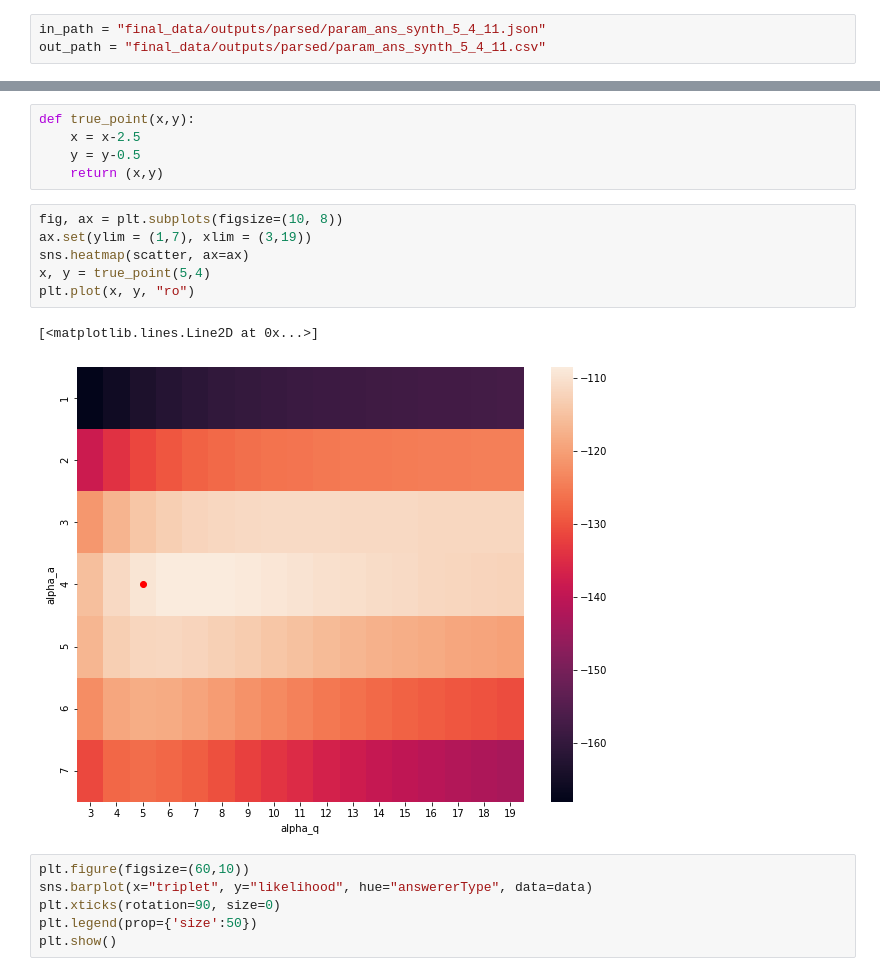
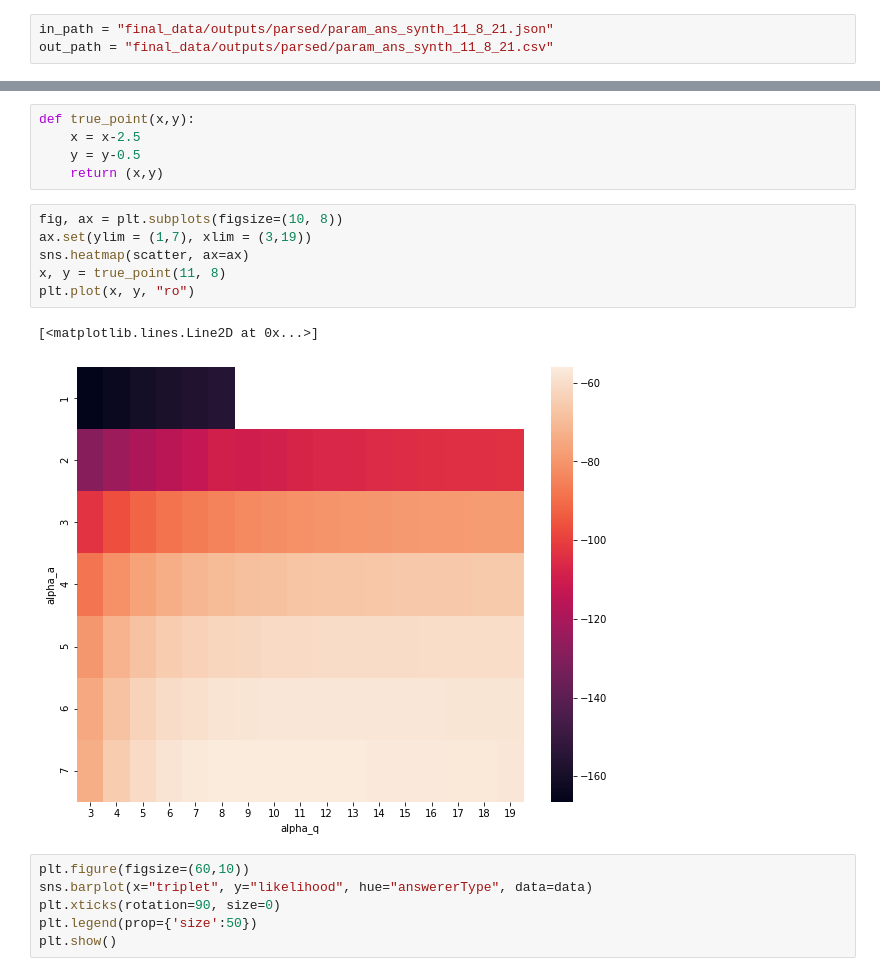
Before and after one commit to abe-shek/ccm-final-project, a Jupyter notebook: viz_param_retrieval.ipynb, the cells around one changed output, grey strips where cells are left out. Saved outputs shown, nothing was run; the diff lists cells and outputs as text.

Commit message:
11_8_21 parsed

```diff
--- a/viz_param_retrieval.ipynb
+++ b/viz_param_retrieval.ipynb
@@ -5,8 +5,8 @@ import matplotlib.pyplot as plt
 import json
 import seaborn as sns
 # %%
-in_path = "final_data/outputs/parsed/param_ans_synth_5_4_11.json"
-out_path = "final_data/outputs/parsed/param_ans_synth_5_4_11.csv"
+in_path = "final_data/outputs/parsed/param_ans_synth_11_8_21.json"
+out_path = "final_data/outputs/parsed/param_ans_synth_11_8_21.csv"
 # %%
 f = open(in_path, "r")
 # %%
@@ -103,12 +103,12 @@ def true_point(x,y):
 # %%
 fig, ax = plt.subplots(figsize=(10, 8))
 ax.set(ylim = (1,7), xlim = (3,19))
 sns.heatmap(scatter, ax=ax)
-x, y = true_point(5,4)
+x, y = true_point(11, 8)
 plt.plot(x, y, "ro")
 # %% [output]
 [<matplotlib.lines.Line2D at 0x...>]
-[figure, old version]
+[figure, new version]
 # %%
 plt.figure(figsize=(60,10))
 sns.barplot(x="triplet", y="likelihood", hue="answererType", data=data)
```
Also changed, not shown: parts of 2 cells of this notebook, 8 other files.
